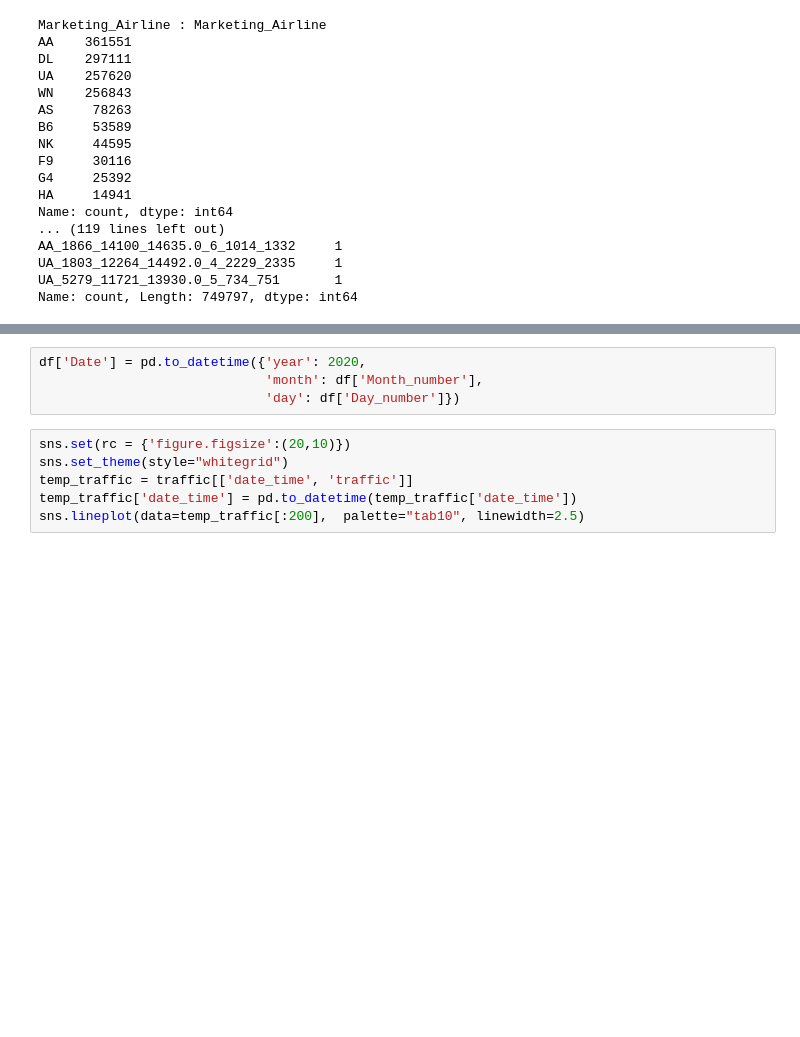
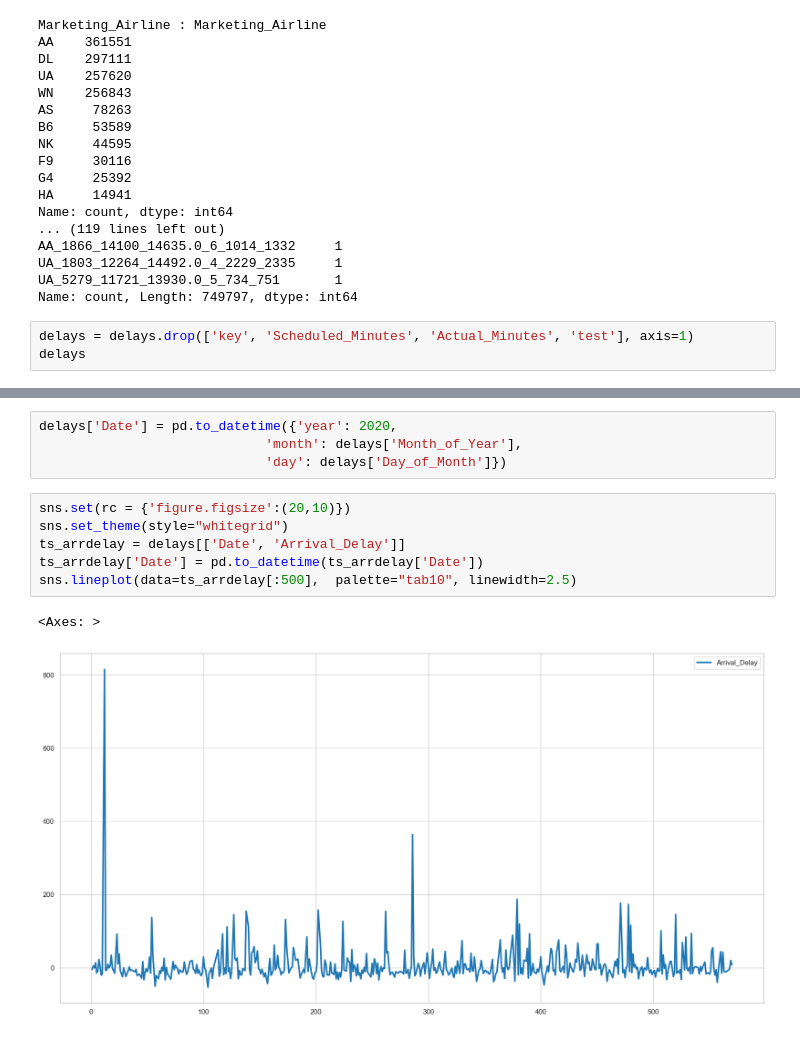
Before and after one commit to mqrcinoo/MachineLearning1Project, a Jupyter notebook: reg.ipynb, the cells around one changed output, grey strips where cells are left out. Drawn from its saved outputs; the diff is of its cells as text; blank space fills up the shorter version.

Commit message:
chyba git data cleaning

```diff
--- a/reg.ipynb
+++ b/reg.ipynb
@@ -724,3 +724,6 @@ AA_1866_14100_14635.0_6_1014_1332     1
 UA_1803_12264_14492.0_4_2229_2335     1
 UA_5279_11721_13930.0_5_734_751       1
 Name: count, Length: 749797, dtype: int64
+# %%
+delays = delays.drop(['key', 'Scheduled_Minutes', 'Actual_Minutes', 'test'], axis=1)
+delays
@@ -727,10 +744,13 @@ Name: count, Length: 749797, dtype: int64
 # %%
-df['Date'] = pd.to_datetime({'year': 2020,
-                             'month': df['Month_number'],
-                             'day': df['Day_number']})
+delays['Date'] = pd.to_datetime({'year': 2020,
+                             'month': delays['Month_of_Year'],
+                             'day': delays['Day_of_Month']})
 # %%
 sns.set(rc = {'figure.figsize':(20,10)})
 sns.set_theme(style="whitegrid")
-temp_traffic = traffic[['date_time', 'traffic']]
-temp_traffic['date_time'] = pd.to_datetime(temp_traffic['date_time'])
-sns.lineplot(data=temp_traffic[:200],  palette="tab10", linewidth=2.5)
+ts_arrdelay = delays[['Date', 'Arrival_Delay']]
+ts_arrdelay['Date'] = pd.to_datetime(ts_arrdelay['Date'])
+sns.lineplot(data=ts_arrdelay[:500],  palette="tab10", linewidth=2.5)
+# %% [output]
+<Axes: >
+[figure, added]
```
Also changed, not shown: parts of 2 cells of this notebook.
